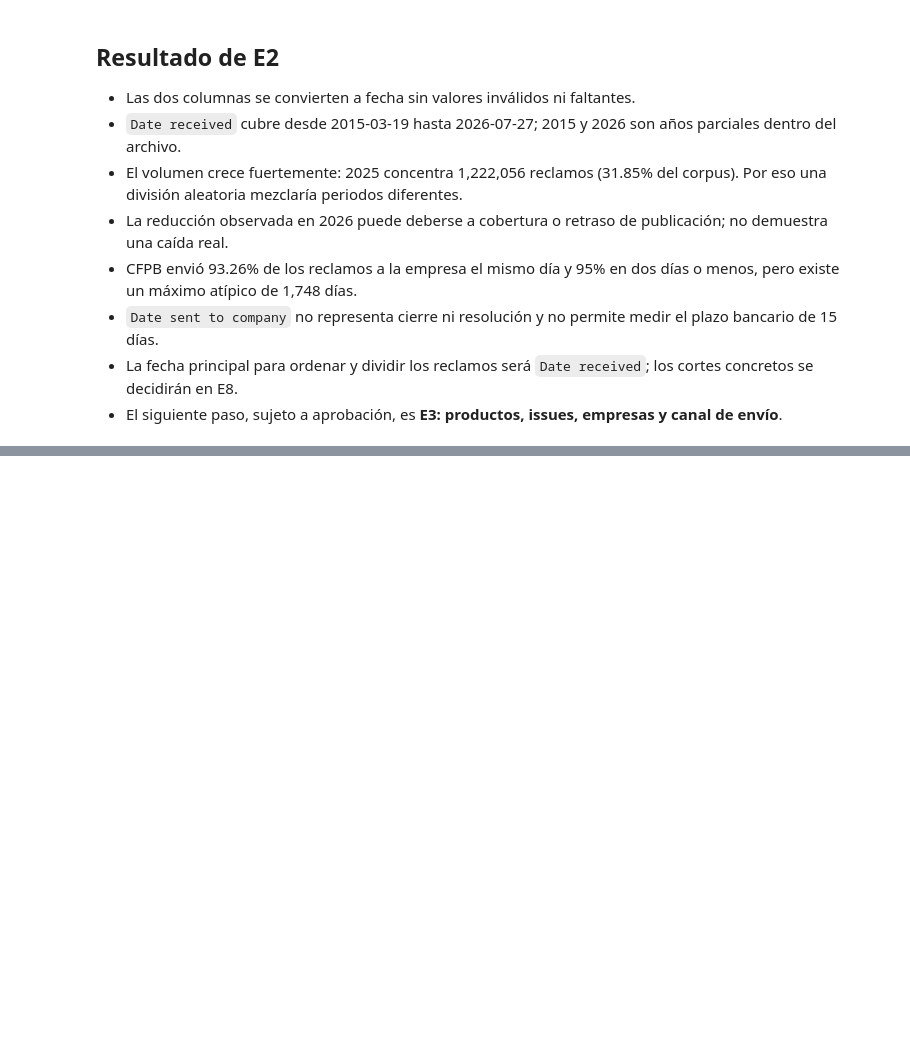
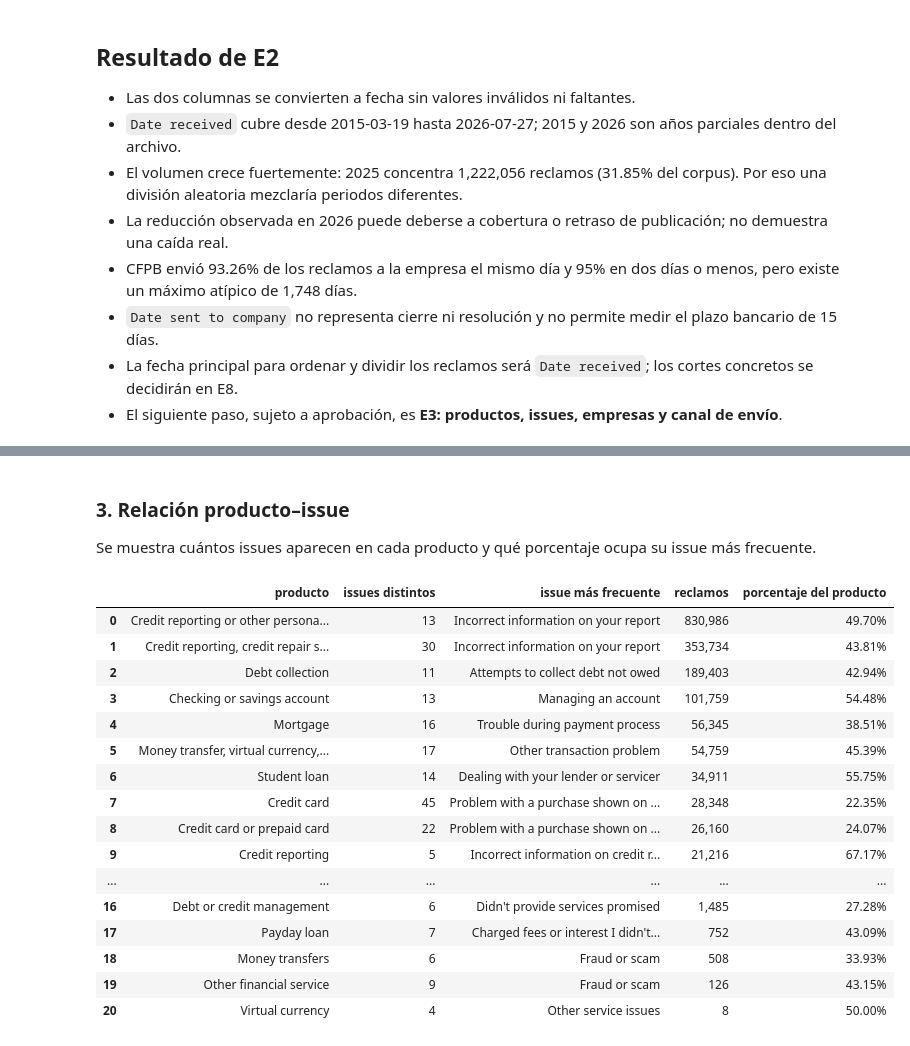
Before and after one commit to Codenid/capstone-claims-triage, a Jupyter notebook: notebooks/01_eda.ipynb, the cells around one changed output, grey strips where cells are left out. Drawn from its saved outputs; the diff is of its cells as text; code cells hidden in the pictures; blank space fills up the shorter version.

```diff
--- a/notebooks/01_eda.ipynb
+++ b/notebooks/01_eda.ipynb
@@ -428,0 +511,48 @@ display(forwarding_summary)
+# %% [markdown]
+### 3. Relación producto–issue
+
+Se muestra cuántos issues aparecen en cada producto y qué porcentaje ocupa su issue más frecuente.
+# %%
+product_issue = (
+    categories.groupby(["Product", "Issue"], observed=True)
+    .size()
+    .rename("reclamos")
+    .reset_index()
+)
+issues_per_product = product_issue.groupby("Product")["Issue"].size().rename("issues distintos")
+top_issue = (
+    product_issue.sort_values(["Product", "reclamos"], ascending=[True, False])
+    .drop_duplicates("Product")
+    .set_index("Product")
+)
+product_issue_summary = pd.concat([issues_per_product, top_issue[["Issue", "reclamos"]]], axis=1)
+product_issue_summary["porcentaje del producto"] = (
+    100 * product_issue_summary["reclamos"] / product_counts
+)
+product_issue_summary = (
+    product_issue_summary.rename(columns={"Issue": "issue más frecuente"})
+    .sort_values("reclamos", ascending=False)
+    .reset_index(names="producto")
+)
+product_issue_display = product_issue_summary.copy()
+product_issue_display["reclamos"] = product_issue_display["reclamos"].map("{:,}".format)
+product_issue_display["porcentaje del producto"] = product_issue_display["porcentaje del producto"].map("{:.2f}%".format)
+display(product_issue_display)
+# %% [output]
+|  | producto | issues distintos | issue más frecuente | reclamos | porcentaje del producto |
+| 0 | Credit reporting or other persona... | 13 | Incorrect information on your report | 830,986 | 49.70% |
+| 1 | Credit reporting, credit repair s... | 30 | Incorrect information on your report | 353,734 | 43.81% |
+| 2 | Debt collection | 11 | Attempts to collect debt not owed | 189,403 | 42.94% |
+| 3 | Checking or savings account | 13 | Managing an account | 101,759 | 54.48% |
+| 4 | Mortgage | 16 | Trouble during payment process | 56,345 | 38.51% |
+| 5 | Money transfer, virtual currency,... | 17 | Other transaction problem | 54,759 | 45.39% |
+| 6 | Student loan | 14 | Dealing with your lender or servicer | 34,911 | 55.75% |
+| 7 | Credit card | 45 | Problem with a purchase shown on ... | 28,348 | 22.35% |
+| 8 | Credit card or prepaid card | 22 | Problem with a purchase shown on ... | 26,160 | 24.07% |
+| 9 | Credit reporting | 5 | Incorrect information on credit r... | 21,216 | 67.17% |
+| ... | ... | ... | ... | ... | ... |
+| 16 | Debt or credit management | 6 | Didn't provide services promised | 1,485 | 27.28% |
+| 17 | Payday loan | 7 | Charged fees or interest I didn't... | 752 | 43.09% |
+| 18 | Money transfers | 6 | Fraud or scam | 508 | 33.93% |
+| 19 | Other financial service | 9 | Fraud or scam | 126 | 43.15% |
+| 20 | Virtual currency | 4 | Other service issues | 8 | 50.00% |
```
Also changed, not shown: parts of 11 cells of this notebook.
